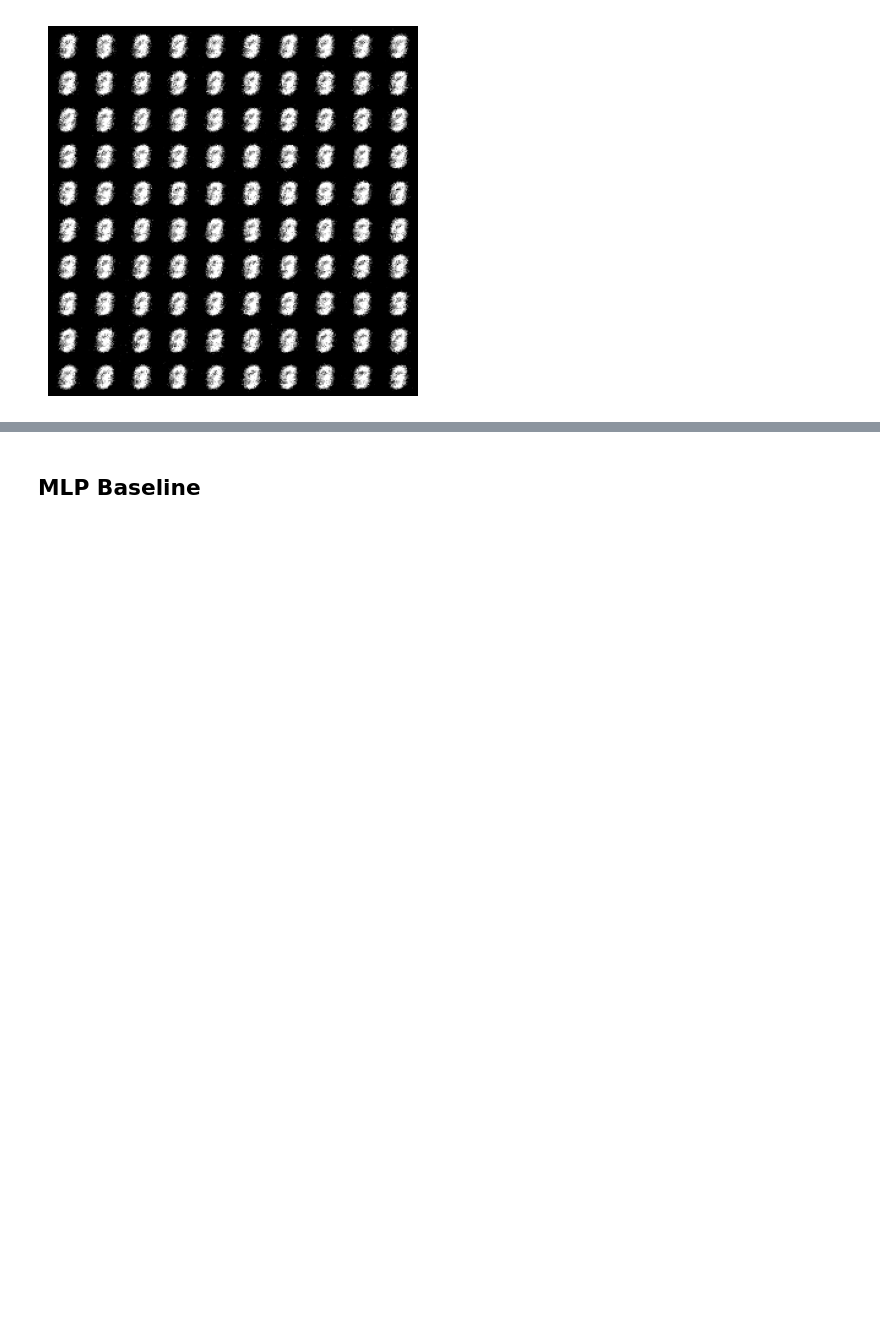
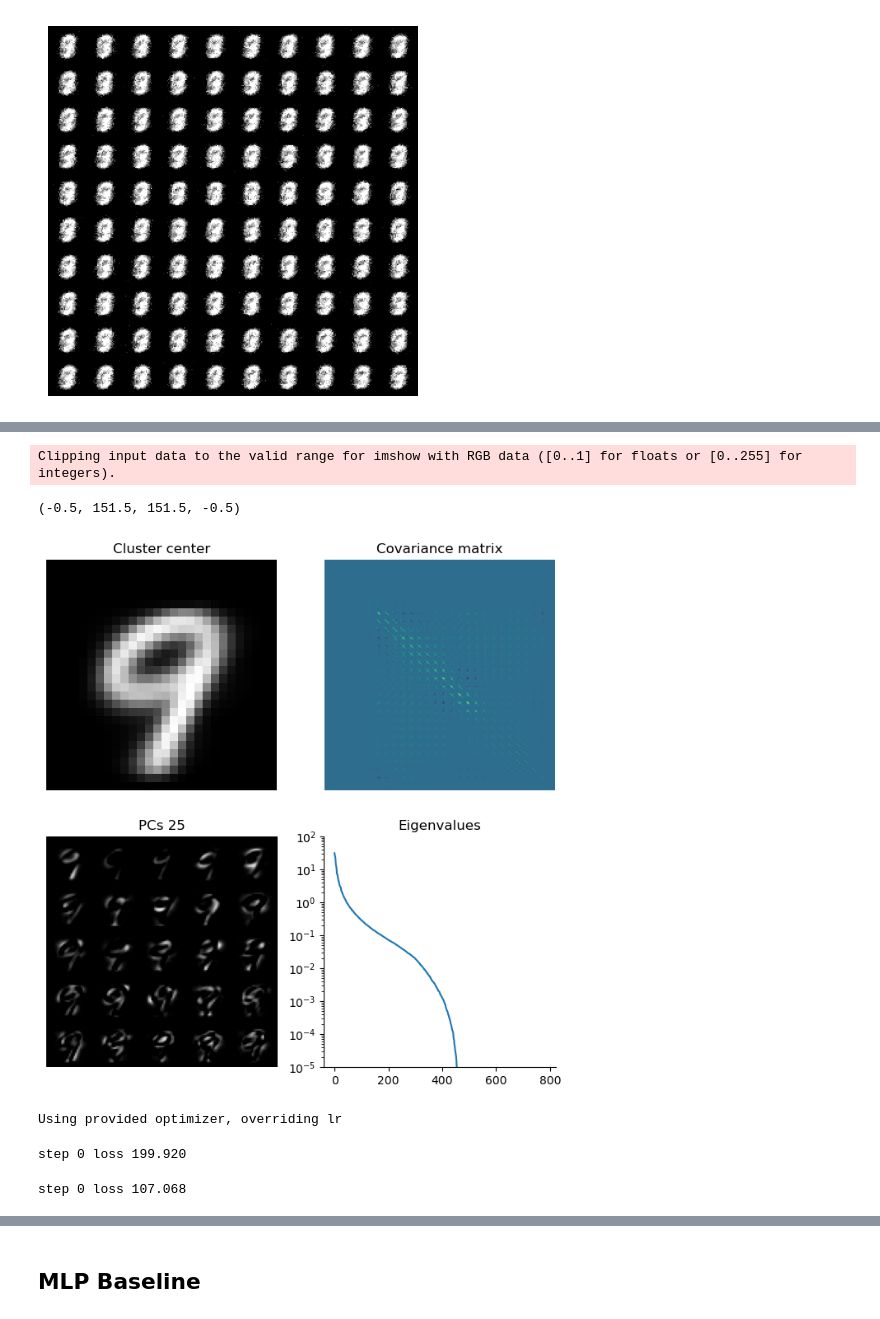
Before and after one commit to Animadversio/DiffusionMemorization, a Jupyter notebook: score_ansatz_NN_image_exp.ipynb, the cells around one changed output, grey strips where cells are left out. Saved outputs shown, nothing was run; the diff lists cells and outputs as text; code cells hidden in the pictures; blank space fills up the shorter version.

```diff
--- a/score_ansatz_NN_image_exp.ipynb
+++ b/score_ansatz_NN_image_exp.ipynb
@@ -685,0 +717,15 @@ Clipping input data to the valid range for imshow with RGB data ([0..1] for floa
+# %%
+# estimate covariance matrix of each cluster
+covmats = []
+eigval_col = []
+eigvec_col = []
+for i in range(50):
+    print(i, "number of samples", np.sum(kmeans.labels_ == i))
+    covmat = torch.tensor(np.cov(Xtrain_norm[kmeans.labels_ == i].T))
+    # PCA to reduce dimension
+    eigval, eigvec = torch.linalg.eigh(covmat.to(torch.float64))
+    eigval = eigval.flip(dims=(0,))  # sort from largest to smallest
+    eigvec = eigvec.flip(dims=(1,))  # sort from largest to smallest
+    eigval_col.append(eigval)
+    eigvec_col.append(eigvec)
+    covmats.append(covmat)
@@ -685,0 +742,24 @@ Clipping input data to the valid range for imshow with RGB data ([0..1] for floa
+# %%
+# visualize the covariance matrix & PC
+cid = 5
+nPC = 25
+fig, axs = plt.subplots(2, 2, figsize=[8, 8])
+axs[0,0].imshow(kmeans.cluster_centers_[cid].reshape(28, 28), cmap="gray")
+axs[0,0].set_title("Cluster center")
+axs[0,0].axis("off")
+axs[0,1].imshow(covmats[cid])
+axs[0,1].set_title("Covariance matrix")
+axs[0,1].axis("off")
+axs[1,1].semilogy(eigval_col[cid])
+axs[1,1].set_ylim(1E-5, 1E2)
+axs[1,1].set_title("Eigenvalues")
+nrow = int(np.sqrt(nPC))
+mtg = make_grid(eigvec_col[cid].reshape(1, 28, 28, -1).permute(3,0,1,2)[:nPC], nrow=nrow)
+axs[1,0].imshow(mtg.permute(1, 2, 0) / mtg.max())
+# axs[3].imshow(eigvec_col[cid].reshape(28, 28, -1)[:, :, 0], cmap="gray")
+axs[1,0].set_title(f"PCs {nPC}")
+axs[1,0].axis("off")
+# %% [output]
+Clipping input data to the valid range for imshow with RGB data ([0..1] for floats or [0..255] for integers).
+(-0.5, 151.5, 151.5, -0.5)
+[figure, added]
@@ -685,0 +783,27 @@ Clipping input data to the valid range for imshow with RGB data ([0..1] for floa
+# %%
+epochs = 1000
+optimizer = torch.optim.Adam([
+                            {'params': score_model_gmm_kmean.Us, 'lr': 0.0005},
+                            {'params': score_model_gmm_kmean.mus, 'lr': 0.001},
+                            {'params': score_model_gmm_kmean.logLambdas, 'lr': 0.002},
+                        #     {'params': score_model_gmm_kmean.logweights, 'lr': 0.01}
+                        ],
+                             lr=0.01)
+score_model_gmm_kmean, loss_traj = train_score_td(Xtrain_norm, score_model_td=score_model_gmm_kmean,
+        optimizer=optimizer, nepochs=epochs, batch_size=batch_size,
+        sigma=sigma_max, device="cuda") # clipnorm=1,
+# 50 full Gaussian GMM 0.0005 lr, 2000 epochså
+# step 0 loss 268.291
+# step 1999 loss 114.897: 100%|██████████| 2000/2000 [37:20<00:00,  1.12s/it]
+# %% [output]
+Using provided optimizer, overriding lr
+step 0 loss 199.920
+# %%
+epochs = 2000
+score_model_gmm_kmean, loss_traj = train_score_td(Xtrain_norm, score_model_td=score_model_gmm_kmean,
+        sigma=sigma_max, lr=0.0001, nepochs=epochs, batch_size=batch_size, device="cuda") # clipnorm=1,
+# 50 full Gaussian GMM 0.0005 lr, 2000 epochså
+# step 0 loss 268.291
+# step 1999 loss 114.897: 100%|██████████| 2000/2000 [37:20<00:00,  1.12s/it]
+# %% [output]
+step 0 loss 107.068
```
Also changed, not shown: parts of 33 cells of this notebook, 2 other files.
